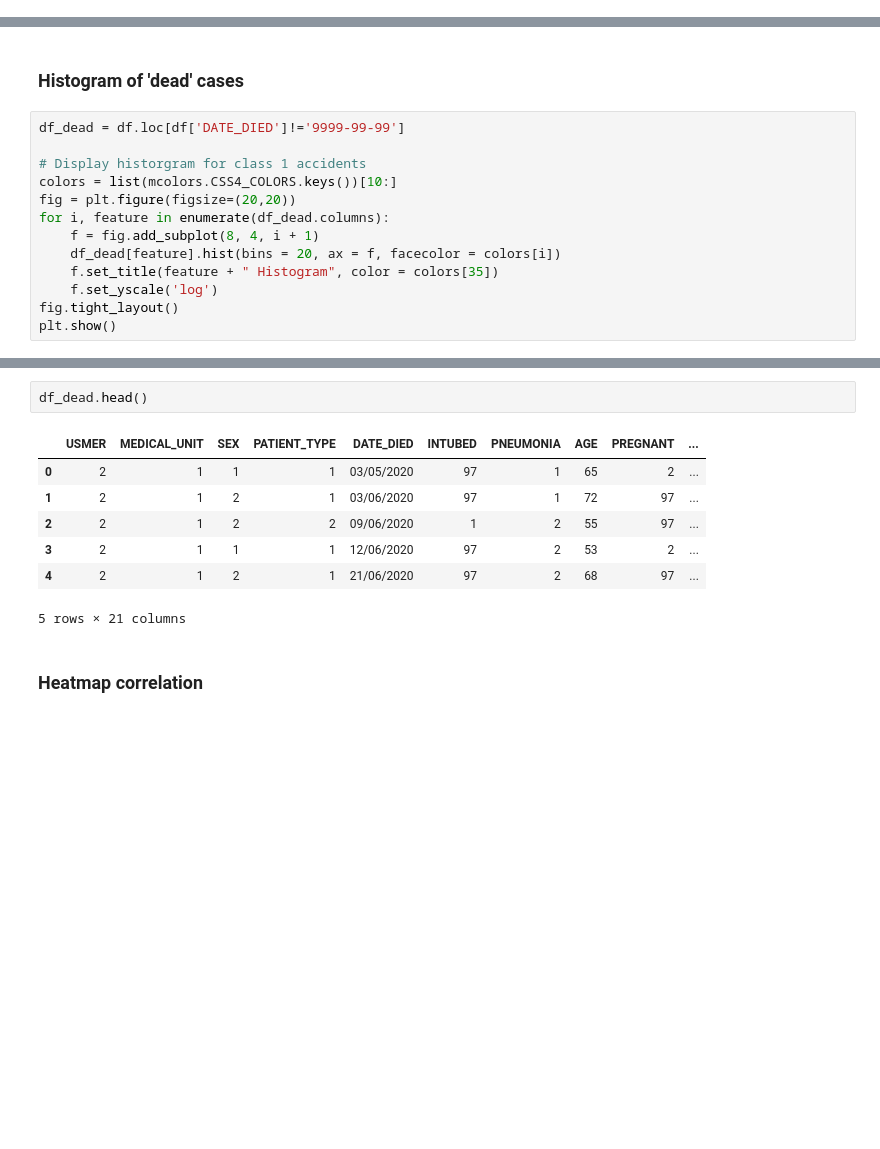
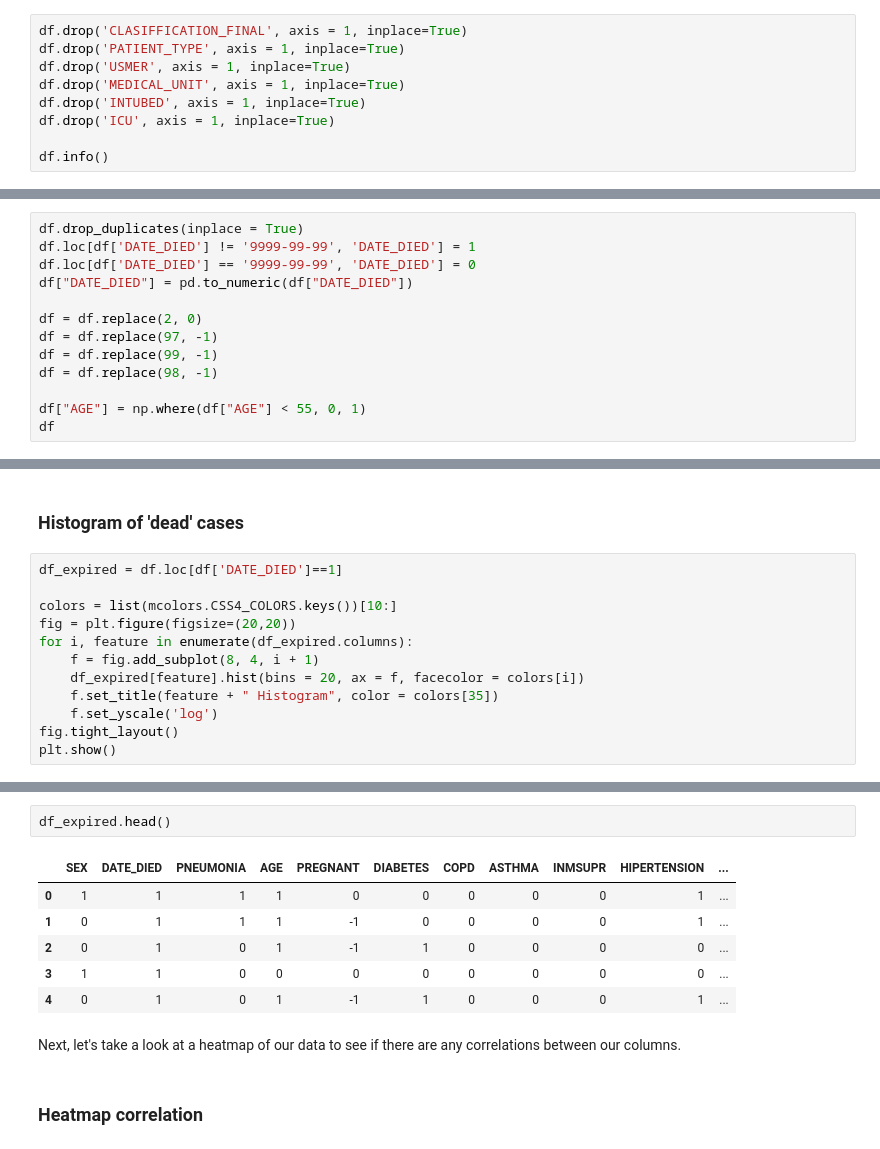
Before and after one commit to mfngoi/covid_data_analyisis, a Jupyter notebook: final_covid_analysis.ipynb, the cells around one changed output, grey strips where cells are left out. Cells and saved outputs as stored; diff of their text form; blank space fills up the shorter version.

```diff
--- a/final_covid_analysis.ipynb
+++ b/final_covid_analysis.ipynb
@@ -180,0 +189,9 @@ memory usage: 168.0+ MB
+# %%
+df.drop('CLASIFFICATION_FINAL', axis = 1, inplace=True)
+df.drop('PATIENT_TYPE', axis = 1, inplace=True)
+df.drop('USMER', axis = 1, inplace=True)
+df.drop('MEDICAL_UNIT', axis = 1, inplace=True)
+df.drop('INTUBED', axis = 1, inplace=True)
+df.drop('ICU', axis = 1, inplace=True)
+
+df.info()
@@ -180,0 +245,13 @@ memory usage: 168.0+ MB
+# %%
+df.drop_duplicates(inplace = True)
+df.loc[df['DATE_DIED'] != '9999-99-99', 'DATE_DIED'] = 1
+df.loc[df['DATE_DIED'] == '9999-99-99', 'DATE_DIED'] = 0
+df["DATE_DIED"] = pd.to_numeric(df["DATE_DIED"])
+
+df = df.replace(2, 0)
+df = df.replace(97, -1)
+df = df.replace(99, -1)
+df = df.replace(98, -1)
+
+df["AGE"] = np.where(df["AGE"] < 55, 0, 1)
+df
@@ -236,14 +326,13 @@ df_alive.head()
 # %% [markdown]
 ### Histogram of 'dead' cases
 # %%
-df_dead = df.loc[df['DATE_DIED']!='9999-99-99']
+df_expired = df.loc[df['DATE_DIED']==1]
 
-# Display historgram for class 1 accidents
 colors = list(mcolors.CSS4_COLORS.keys())[10:]
 fig = plt.figure(figsize=(20,20))
-for i, feature in enumerate(df_dead.columns):
+for i, feature in enumerate(df_expired.columns):
     f = fig.add_subplot(8, 4, i + 1)
-    df_dead[feature].hist(bins = 20, ax = f, facecolor = colors[i])
+    df_expired[feature].hist(bins = 20, ax = f, facecolor = colors[i])
     f.set_title(feature + " Histogram", color = colors[35])
     f.set_yscale('log')
 fig.tight_layout()
@@ -253,13 +342,14 @@ plt.show()
 # %%
-df_dead.head()
+df_expired.head()
 # %% [output]
-|  | USMER | MEDICAL_UNIT | SEX | PATIENT_TYPE | DATE_DIED | INTUBED | PNEUMONIA | AGE | PREGNANT | ... |
-| 0 | 2 | 1 | 1 | 1 | 03/05/2020 | 97 | 1 | 65 | 2 | ... |
-| 1 | 2 | 1 | 2 | 1 | 03/06/2020 | 97 | 1 | 72 | 97 | ... |
-| 2 | 2 | 1 | 2 | 2 | 09/06/2020 | 1 | 2 | 55 | 97 | ... |
-| 3 | 2 | 1 | 1 | 1 | 12/06/2020 | 97 | 2 | 53 | 2 | ... |
-| 4 | 2 | 1 | 2 | 1 | 21/06/2020 | 97 | 2 | 68 | 97 | ... |
+|  | SEX | DATE_DIED | PNEUMONIA | AGE | PREGNANT | DIABETES | COPD | ASTHMA | INMSUPR | HIPERTENSION | ... |
+| 0 | 1 | 1 | 1 | 1 | 0 | 0 | 0 | 0 | 0 | 1 | ... |
+| 1 | 0 | 1 | 1 | 1 | -1 | 0 | 0 | 0 | 0 | 1 | ... |
+| 2 | 0 | 1 | 0 | 1 | -1 | 1 | 0 | 0 | 0 | 0 | ... |
+| 3 | 1 | 1 | 0 | 0 | 0 | 0 | 0 | 0 | 0 | 0 | ... |
+| 4 | 0 | 1 | 0 | 1 | -1 | 1 | 0 | 0 | 0 | 1 | ... |
-5 rows × 21 columns
+# %% [markdown]
+Next, let's take a look at a heatmap of our data to see if there are any correlations between our columns.
 # %% [markdown]
 ### Heatmap correlation
 # %%
```
Also changed, not shown: parts of 25 cells of this notebook.
